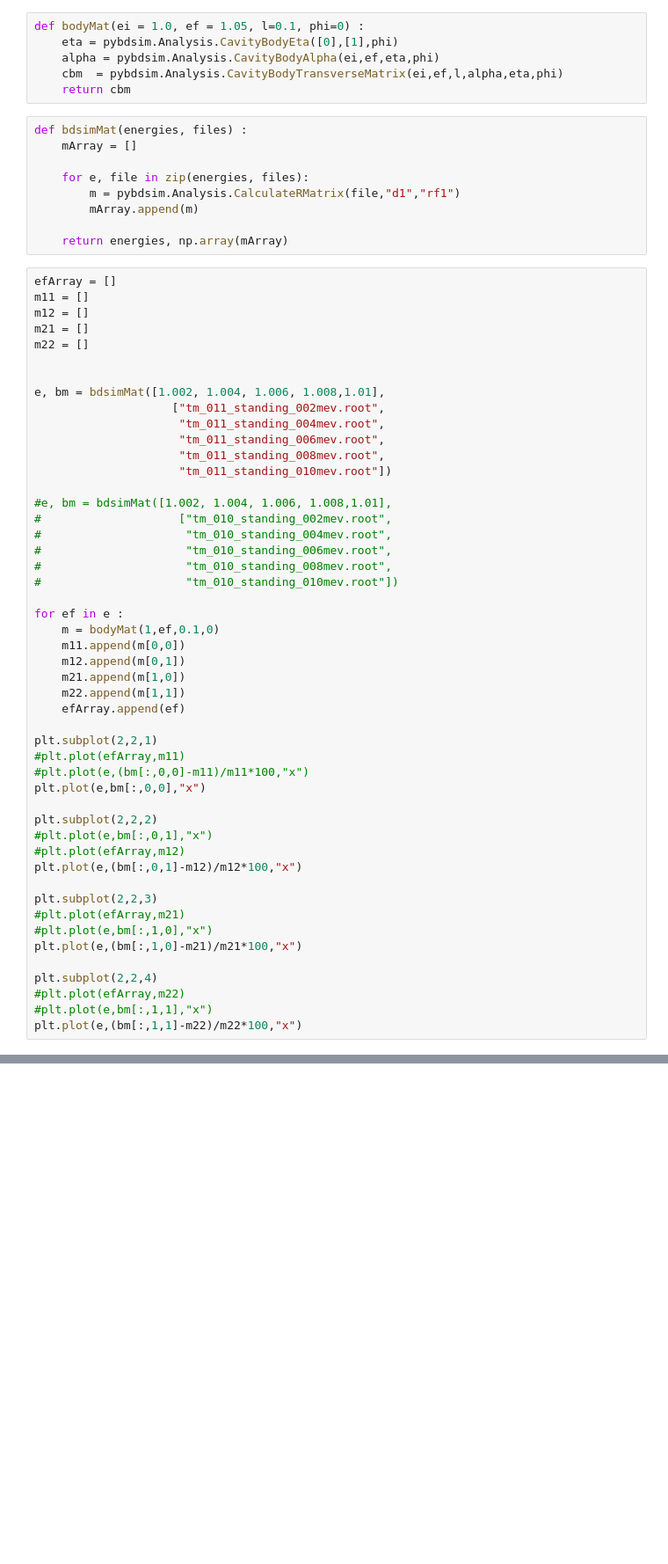
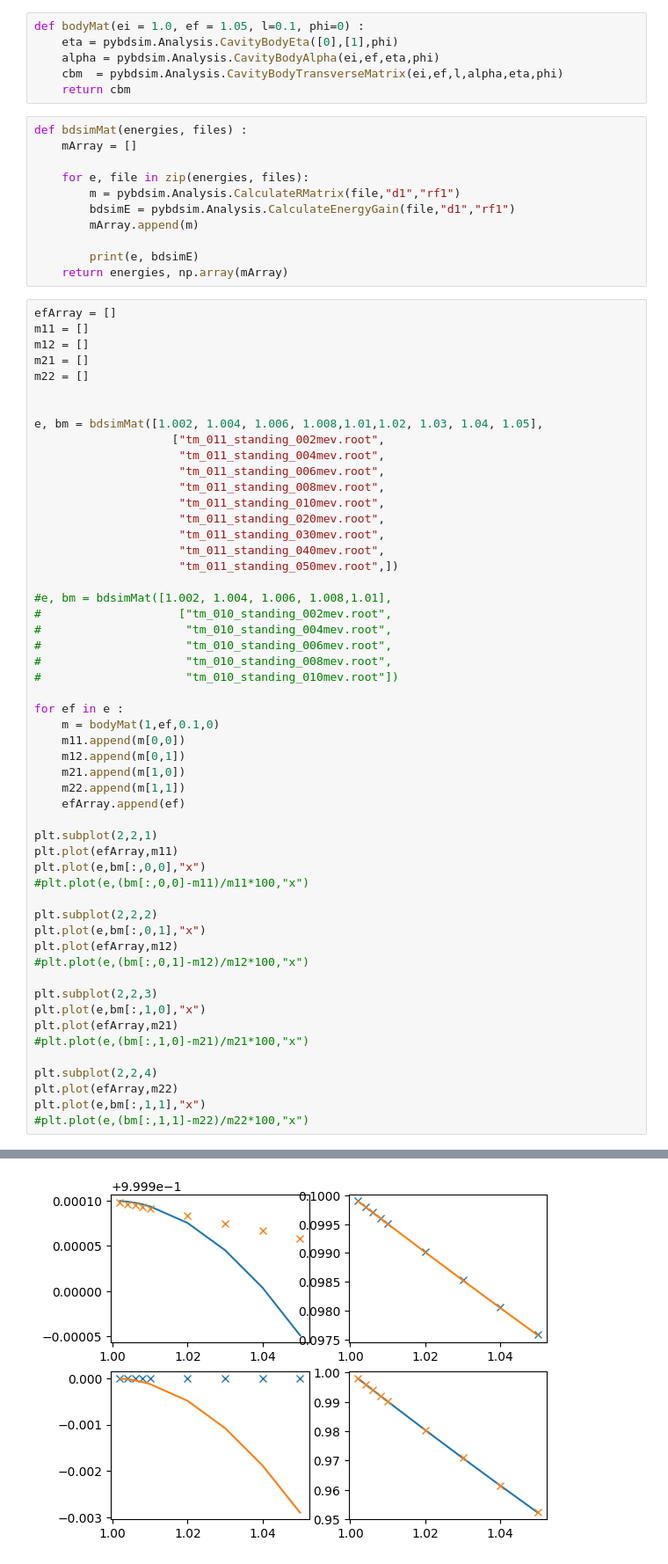
Before and after one commit to stewartboogert/BDSIM, a Jupyter notebook: examples/features/fields/waveguide/Analysis.ipynb, the cells around one changed output, grey strips where cells are left out. Shown at 88% size. Cells and saved outputs as stored; diff of their text form; blank space fills up the shorter version.

```diff
--- a/examples/features/fields/waveguide/Analysis.ipynb
+++ b/examples/features/fields/waveguide/Analysis.ipynb
@@ -29,8 +34,10 @@ def bdsimMat(energies, files) :
 
     for e, file in zip(energies, files):
         m = pybdsim.Analysis.CalculateRMatrix(file,"d1","rf1")
+        bdsimE = pybdsim.Analysis.CalculateEnergyGain(file,"d1","rf1")
         mArray.append(m)
 
+        print(e, bdsimE)
     return energies, np.array(mArray)
 # %%
 efArray = []
@@ -40,12 +47,16 @@ m21 = []
 m22 = []
 
 
-e, bm = bdsimMat([1.002, 1.004, 1.006, 1.008,1.01],
+e, bm = bdsimMat([1.002, 1.004, 1.006, 1.008,1.01,1.02, 1.03, 1.04, 1.05],
                     ["tm_011_standing_002mev.root",
                      "tm_011_standing_004mev.root",
                      "tm_011_standing_006mev.root",
                      "tm_011_standing_008mev.root",
-                     "tm_011_standing_010mev.root"])
+                     "tm_011_standing_010mev.root",
+                     "tm_011_standing_020mev.root",
+                     "tm_011_standing_030mev.root",
+                     "tm_011_standing_040mev.root",
+                     "tm_011_standing_050mev.root",])
 
 #e, bm = bdsimMat([1.002, 1.004, 1.006, 1.008,1.01],
 #                    ["tm_010_standing_002mev.root",
@@ -63,21 +74,22 @@ for ef in e :
     efArray.append(ef)
 
 plt.subplot(2,2,1)
-#plt.plot(efArray,m11)
+plt.plot(efArray,m11)
+plt.plot(e,bm[:,0,0],"x")
 #plt.plot(e,(bm[:,0,0]-m11)/m11*100,"x")
-plt.plot(e,bm[:,0,0],"x")
 
 plt.subplot(2,2,2)
-#plt.plot(e,bm[:,0,1],"x")
-#plt.plot(efArray,m12)
-plt.plot(e,(bm[:,0,1]-m12)/m12*100,"x")
+plt.plot(e,bm[:,0,1],"x")
+plt.plot(efArray,m12)
+#plt.plot(e,(bm[:,0,1]-m12)/m12*100,"x")
 
 plt.subplot(2,2,3)
-#plt.plot(efArray,m21)
-#plt.plot(e,bm[:,1,0],"x")
-plt.plot(e,(bm[:,1,0]-m21)/m21*100,"x")
+plt.plot(e,bm[:,1,0],"x")
+plt.plot(efArray,m21)
+#plt.plot(e,(bm[:,1,0]-m21)/m21*100,"x")
 
 plt.subplot(2,2,4)
-#plt.plot(efArray,m22)
-#plt.plot(e,bm[:,1,1],"x")
-plt.plot(e,(bm[:,1,1]-m22)/m22*100,"x")
+plt.plot(efArray,m22)
+plt.plot(e,bm[:,1,1],"x")
+#plt.plot(e,(bm[:,1,1]-m22)/m22*100,"x")
+# %% [output]
@@ -83,0 +114 @@ plt.plot(e,(bm[:,1,1]-m22)/m22*100,"x")
+[figure, added]
```
Also changed, not shown: parts of 4 cells of this notebook, 2 other files.
